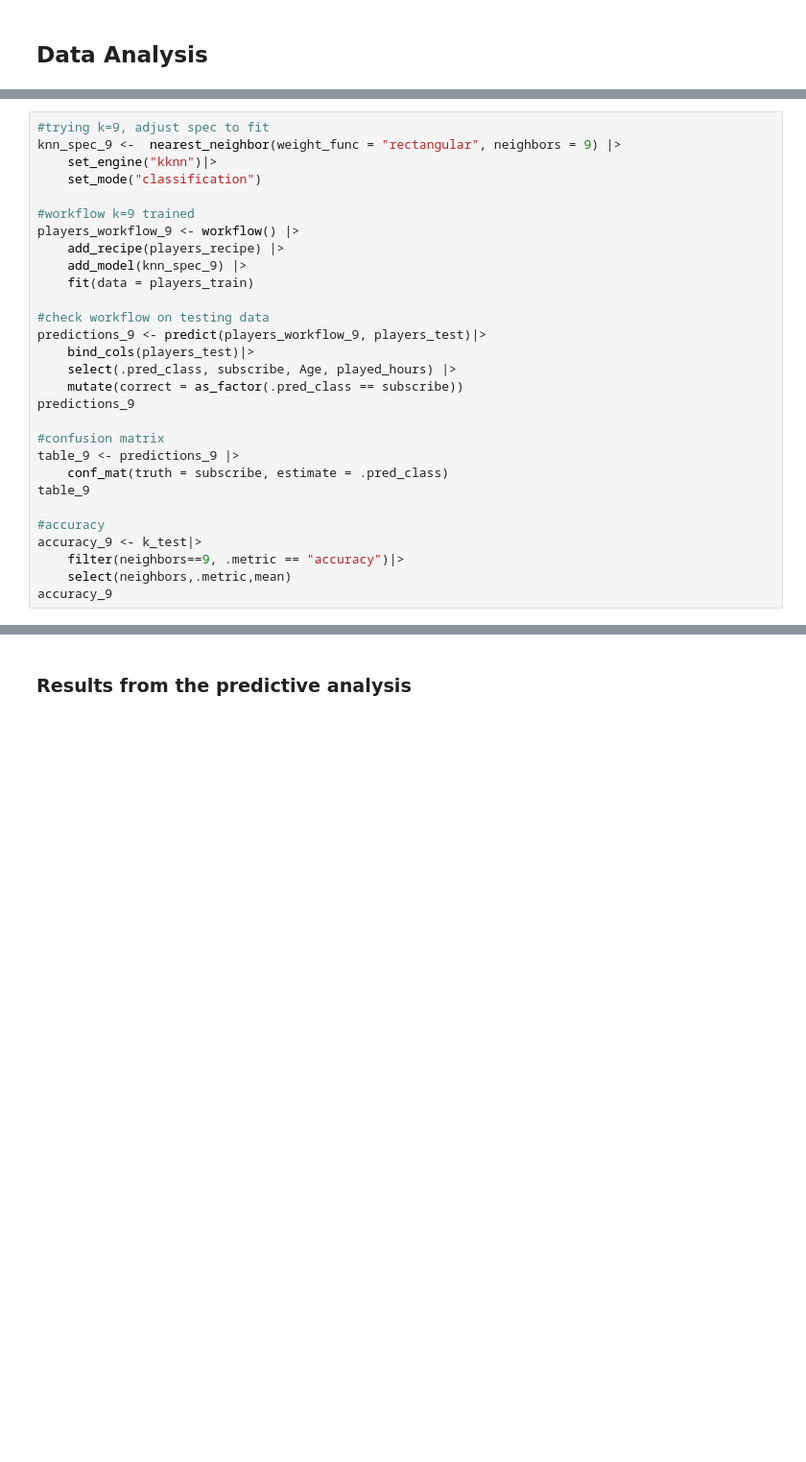
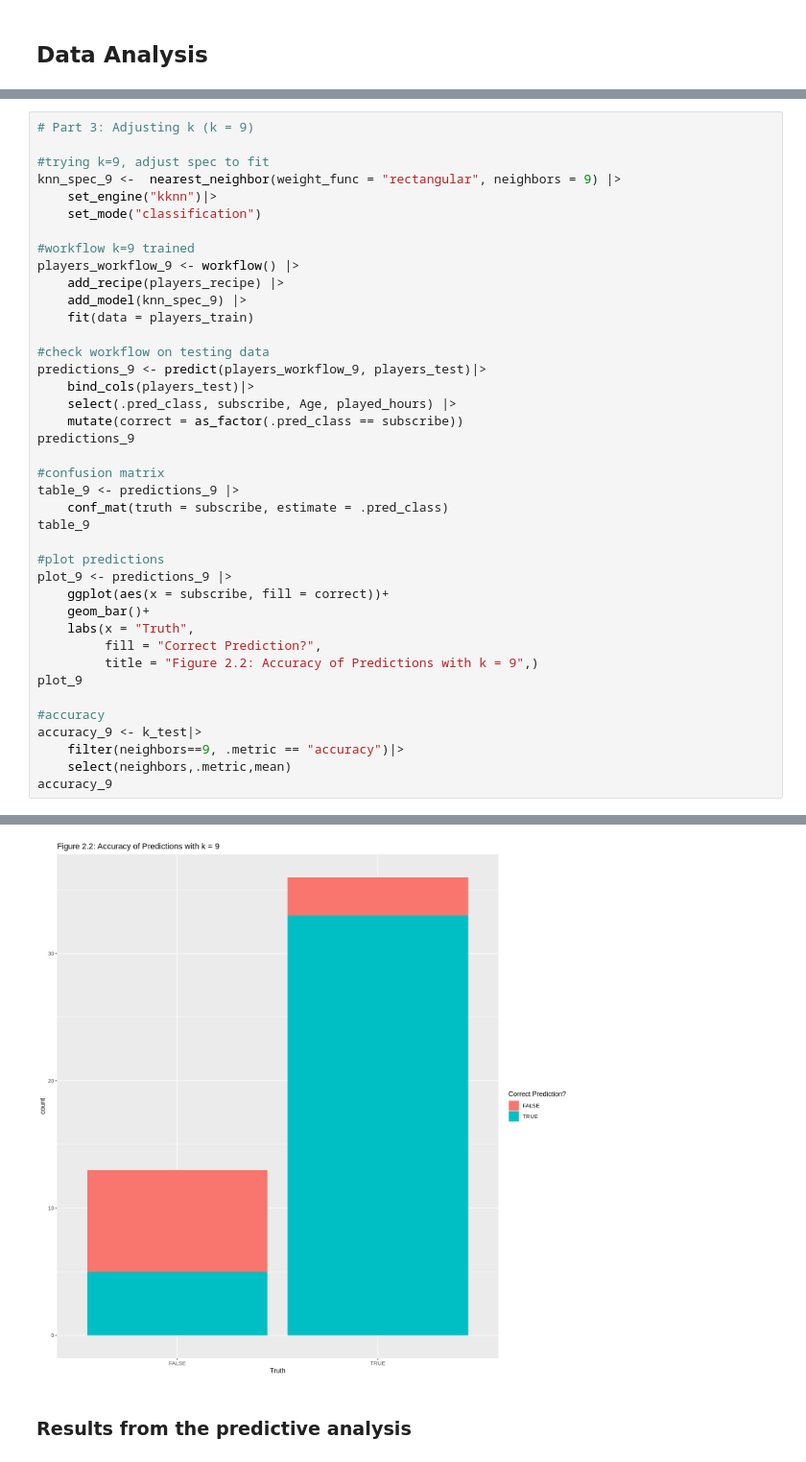
Before and after one commit to Loolin06/dsci-05-27, a Jupyter notebook: ProjectReport.ipynb, the cells around one changed output, grey strips where cells are left out. Shown at 96% size. Drawn from its saved outputs; the diff is of its cells as text; blank space fills up the shorter version.

```diff
--- a/ProjectReport.ipynb
+++ b/ProjectReport.ipynb
@@ -342,4 +308,6 @@ A tibble: 1 × 3
 # %%
+# Part 3: Adjusting k (k = 9)
+
 #trying k=9, adjust spec to fit
 knn_spec_9 <-  nearest_neighbor(weight_func = "rectangular", neighbors = 9) |>
     set_engine("kknn")|>
@@ -360,33 +328,43 @@ predictions_9
 
 #confusion matrix
 table_9 <- predictions_9 |>
     conf_mat(truth = subscribe, estimate = .pred_class)
 table_9
 
+#plot predictions
+plot_9 <- predictions_9 |>
+    ggplot(aes(x = subscribe, fill = correct))+
+    geom_bar()+
+    labs(x = "Truth",
+         fill = "Correct Prediction?",
+         title = "Figure 2.2: Accuracy of Predictions with k = 9",)
+plot_9
+
 #accuracy
 accuracy_9 <- k_test|>
     filter(neighbors==9, .metric == "accuracy")|>
     select(neighbors,.metric,mean)
 accuracy_9
 # %% [output]
 A tibble: 49 × 5
 | .pred_class | subscribe | Age | played_hours | correct |
 | <fct> | <fct> | <int> | <dbl> | <fct> |
 | TRUE | TRUE | 9 | 30.3 | TRUE |
 | TRUE | TRUE | 17 | 3.8 | TRUE |
 | FALSE | FALSE | 17 | 0.0 | TRUE |
 | ⋮ | ⋮ | ⋮ | ⋮ | ⋮ |
 | FALSE | FALSE | 17 | 0.0 | TRUE |
 | TRUE | TRUE | 17 | 0.1 | TRUE |
 | TRUE | TRUE | 20 | 0.0 | TRUE |
           Truth
 Prediction FALSE TRUE
      FALSE     5    3
      TRUE      8   33
 A tibble: 1 × 3
 | neighbors | .metric | mean |
 | <dbl> | <chr> | <dbl> |
 | 9 | accuracy | 0.6504926 |
+[figure, added]
 # %% [markdown]
 ### Results from the predictive analysis
 # %% [markdown]
```
Also changed, not shown: parts of 16 cells of this notebook.
